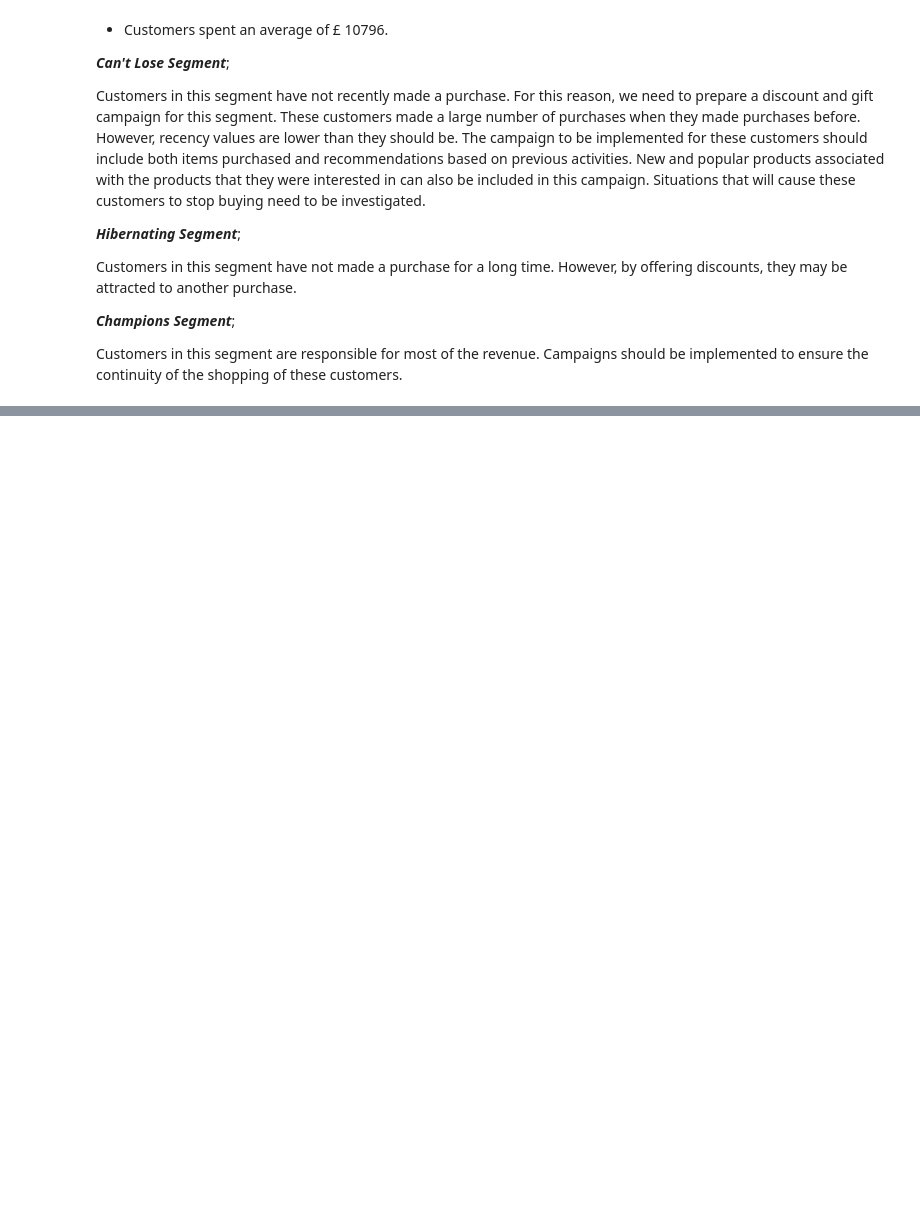
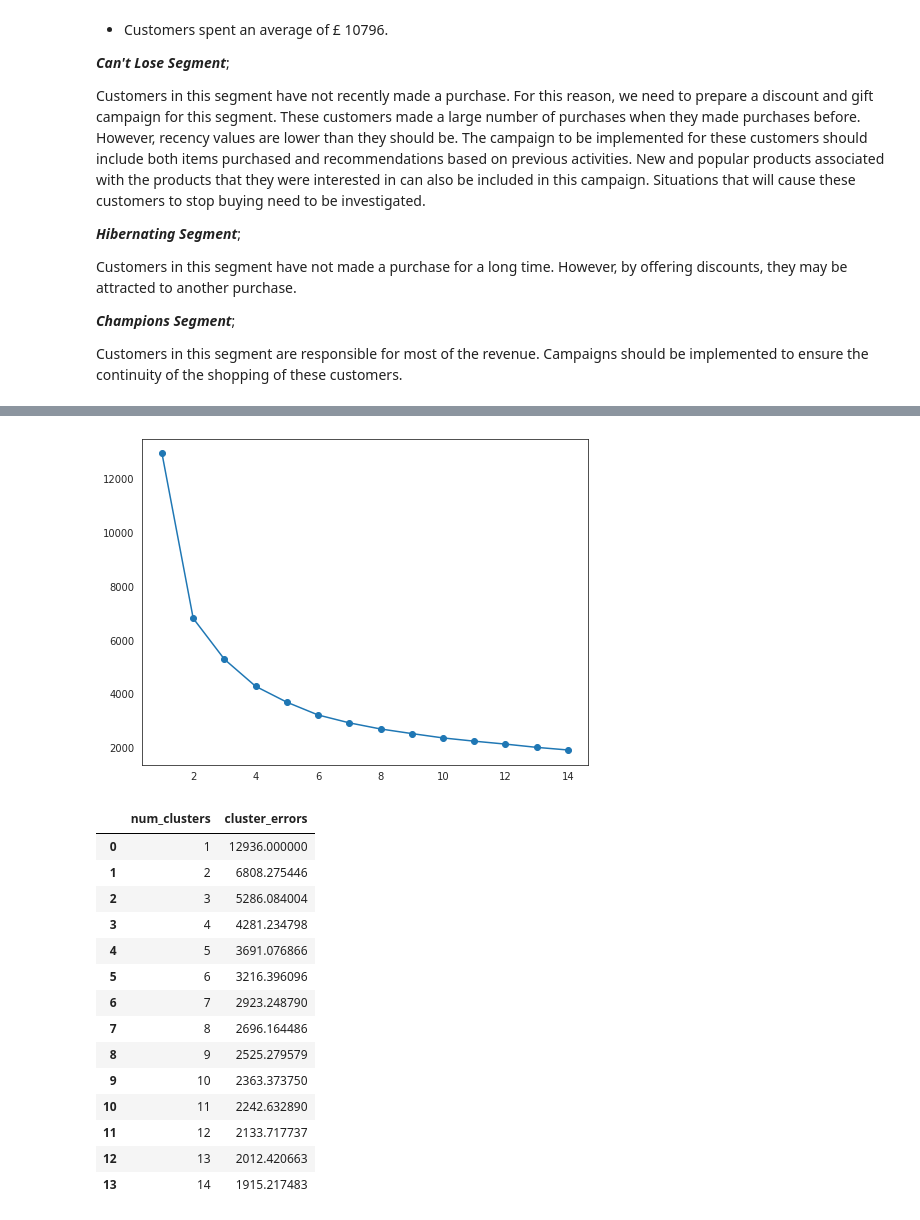
Before and after one commit to TharindaAdhikari/ML_Assignment2_IT19037752_IT19047966_IT19189390, a Jupyter notebook: Customer_Segmentaion.ipynb, the cells around one changed output, grey strips where cells are left out. Saved outputs shown, nothing was run; the diff lists cells and outputs as text; code cells hidden in the pictures; blank space fills up the shorter version.

Commit message:
Customer segmentation based on K-Means

```diff
--- a/Customer_Segmentaion.ipynb
+++ b/Customer_Segmentaion.ipynb
@@ -747,0 +810,46 @@ Customers in this segment are responsible for most of the revenue. Campaigns sho
+# %%
+cost = []
+
+for k in range (1, 15):
+    # Create a kmeans model on our data, using k clusters.  random_state helps ensure that the algorithm returns the same results each time.
+    model = KMeans(
+        n_clusters=k,
+        init='k-means++', #'random',
+        n_init=10,
+        max_iter=100,
+        random_state=0)
+
+    model = model.fit(X_scaled)
+
+    # These are our fitted labels for clusters -- the first cluster has label 0, and the second has label 1.
+    labels = model.labels_
+
+
+    # Sum of distances of samples to their closest cluster center
+    interia = model.inertia_
+    cost.append(interia)
+
+plt.figure(figsize=(8, 6))
+plt.plot(range (1, 15), cost, marker = "o")
+plt.show()
+
+# combine the cluster_range and cluster_errors into a dataframe by combining them
+clusters_df = pd.DataFrame({ "num_clusters":range (1, 15), "cluster_errors": cost} )
+clusters_df
+# %% [output]
+[figure, added]
+|  | num_clusters | cluster_errors |
+| 0 | 1 | 12936.000000 |
+| 1 | 2 | 6808.275446 |
+| 2 | 3 | 5286.084004 |
+| 3 | 4 | 4281.234798 |
+| 4 | 5 | 3691.076866 |
+| 5 | 6 | 3216.396096 |
+| 6 | 7 | 2923.248790 |
+| 7 | 8 | 2696.164486 |
+| 8 | 9 | 2525.279579 |
+| 9 | 10 | 2363.373750 |
+| 10 | 11 | 2242.632890 |
+| 11 | 12 | 2133.717737 |
+| 12 | 13 | 2012.420663 |
+| 13 | 14 | 1915.217483 |
```
Also changed, not shown: parts of 26 cells of this notebook.
